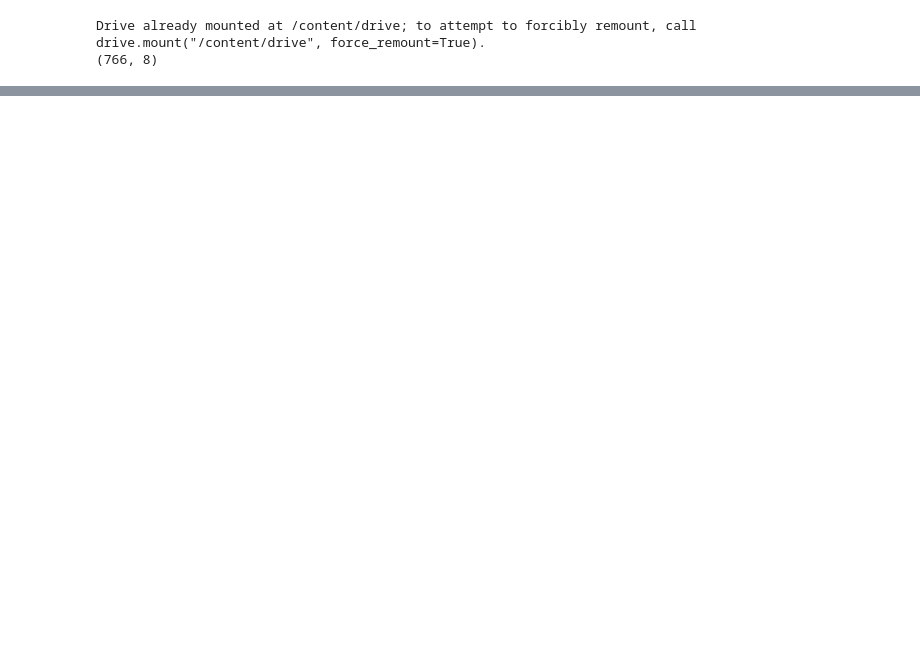
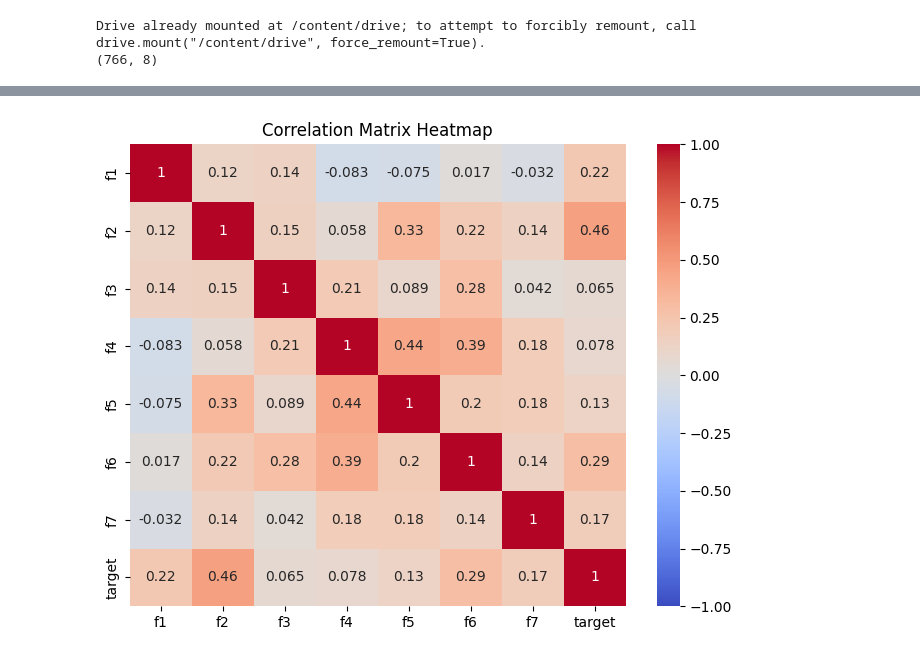
Before and after one commit to Ganesh-Kdt/Assignment-2-NN, a Jupyter notebook: Assignment_2.ipynb, the cells around one changed output, grey strips where cells are left out. Cells and saved outputs as stored; diff of their text form; code cells hidden in the pictures; blank space fills up the shorter version.

```diff
--- a/Assignment_2.ipynb
+++ b/Assignment_2.ipynb
@@ -92,0 +19,5 @@ Test data shape: torch.Size([115, 7]) torch.Size([115])
+# %%
+#main statistics related to our dataset
+df.info()
+df=df.apply(pd.to_numeric,errors='coerce')
+df.describe()
@@ -92,0 +49,11 @@ Test data shape: torch.Size([115, 7]) torch.Size([115])
+# %%
+#converting NA values into median
+for column in df.columns:
+    unique_values = df[column].unique()
+    for column_value in unique_values:
+        if not isinstance(column_value, (int, float)):
+            print(f"Invalid value '{column_value}' in column '{column}'")
+
+for column in df.columns:
+    if df[column].isna().any():
+          df[column] = df[column].fillna(df[column].median())
@@ -92,0 +113,8 @@ Test data shape: torch.Size([115, 7]) torch.Size([115])
+# %%
+corr_matrix = df.corr()
+plt.figure(figsize=(8, 6))
+sns.heatmap(corr_matrix, annot=True, cmap='coolwarm', vmin=-1, vmax=1)
+plt.title('Correlation Matrix Heatmap')
+plt.show()
+# %% [output]
+[figure, added]
```
Also changed, not shown: parts of 7 cells of this notebook.
